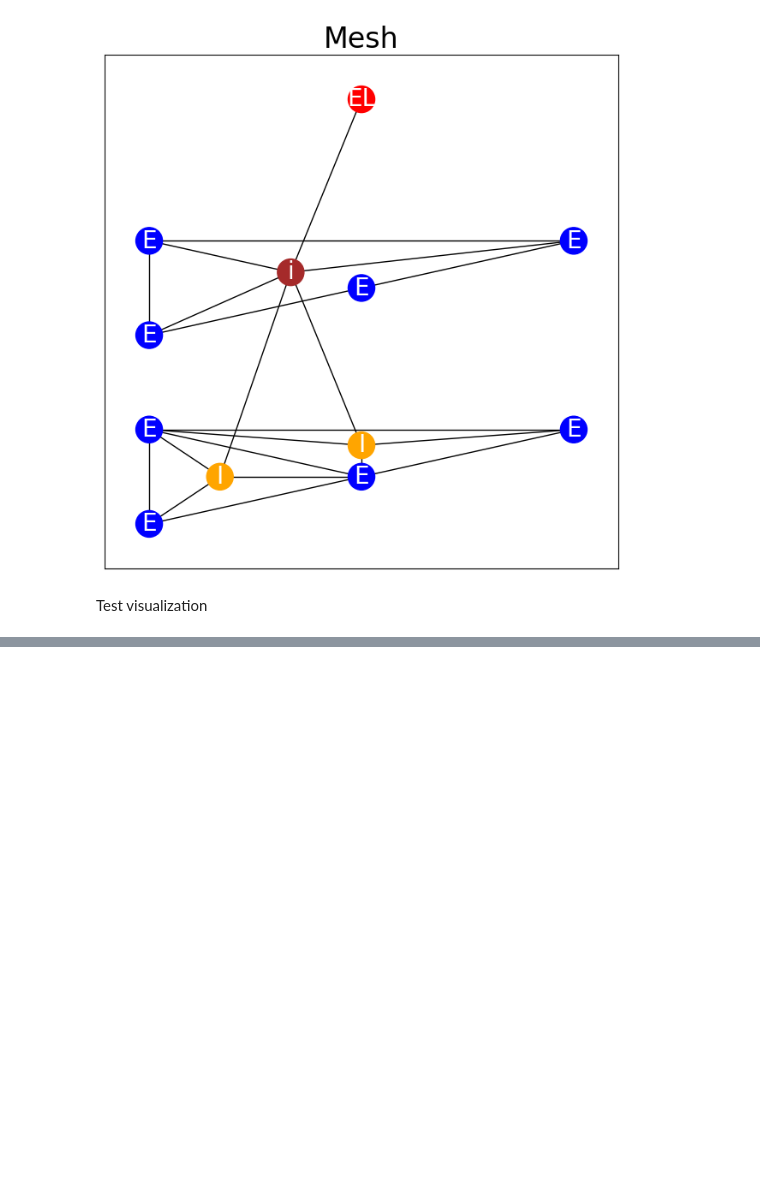
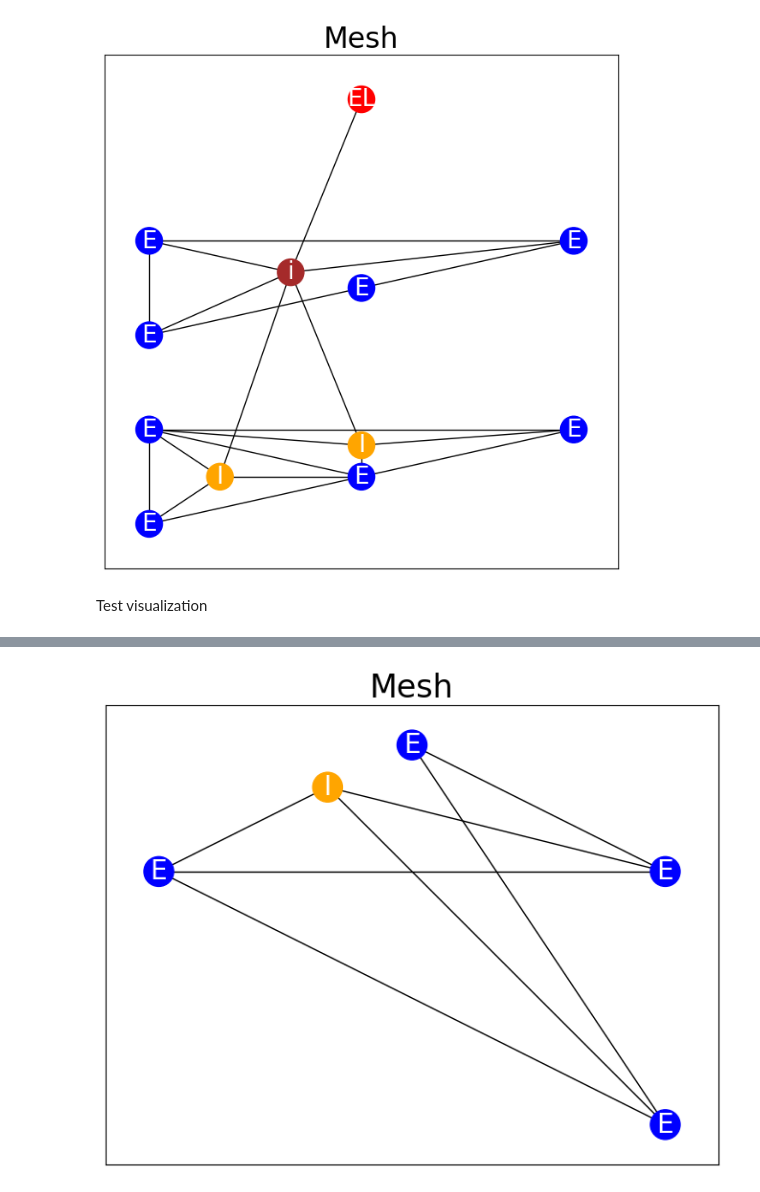
Before and after one commit to GGProjectWed1820/GGProject, a Jupyter notebook: examples/prod3.ipynb, the cells around one changed output, grey strips where cells are left out. Saved outputs shown, nothing was run; the diff lists cells and outputs as text; code cells hidden in the pictures; blank space fills up the shorter version.

```diff
--- a/examples/prod3.ipynb
+++ b/examples/prod3.ipynb
@@ -153,22 +159,24 @@ draw(graph)
 # %%
 # test_should_not_transform_wrong_position
 
 graph = correct_graph_for_left_side_p3()
 
 old_node_0 = VertexParams(**graph.nodes[0])
 
 graph.add_nodes_from([
     (
         0,
         dataclasses.asdict(
             dataclasses.replace(
-                old_node_0, position=(1, 1)
+                old_node_0, position=(1, 2)
             )
         ),
     )
 ])
 
 draw(graph)
+# %% [output]
+[figure, added]
 # %%
 from tests.fixtures import mk_vertex
 
```
Also changed, not shown: parts of 4 cells of this notebook, 2 other files.
